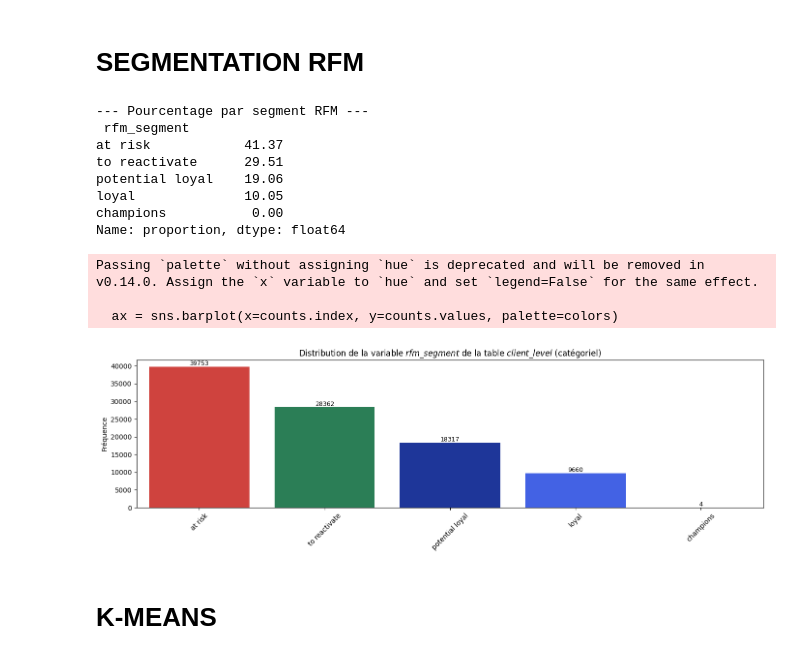
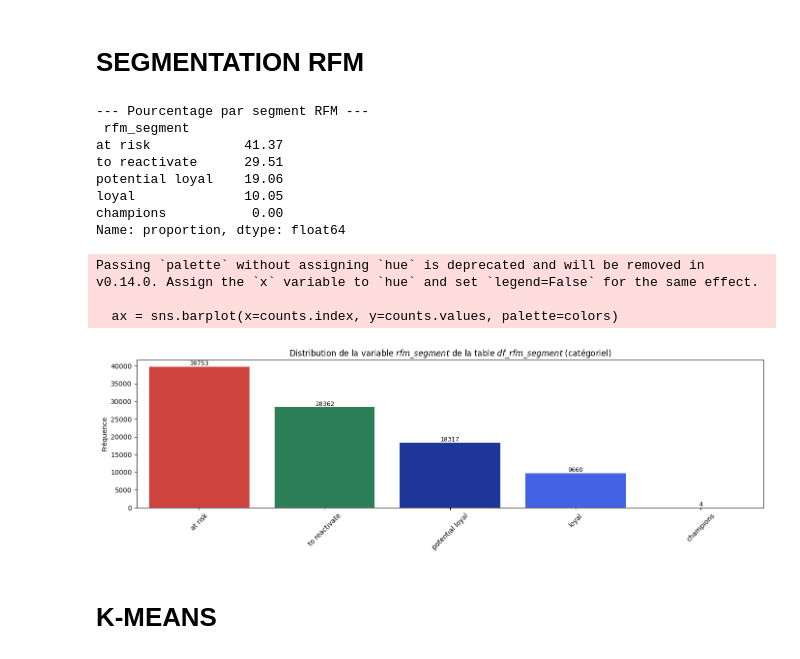
Before and after one commit to tpedCode/P05, a Jupyter notebook: notebooks/Barret_Marjorie_Notebook_P5_2511.ipynb, the cells around one changed output. Saved outputs shown, nothing was run; the diff lists cells and outputs as text; code cells hidden in the pictures.

```diff
--- a/notebooks/Barret_Marjorie_Notebook_P5_2511.ipynb
+++ b/notebooks/Barret_Marjorie_Notebook_P5_2511.ipynb
@@ -813,7 +664,7 @@ payment_mode = (
 
 
 # ============================================================
-# 11. FUSIONS FINALES
+# 11. FUSIONS FINALES + GESTION DES NAN
 # ============================================================
 
 client_level = (
@@ -825,6 +676,37 @@ client_level = (
     .merge(payment_mode, left_on='customer_unique_id', right_on='payment_customer_unique_id', how='left')
 )
 
-client_level = client_level.fillna(0)
+# ------------------------------------------------------------
+# Remplacement des NaN par 0
+# ------------------------------------------------------------
+
+# Pourquoi : les NaN correspondent aux clients sans commandes ou sans paiement
+# Logique : si le client n'a jamais commandé, ou n'a jamais utilisé ce mode de paiement,
+# on met 0 pour que le K-means comprenne "absence de commande / catégorie / paiement".
+
+# Variables liées aux commandes :
+cmd_cols = [
+    'first_order_date', 'last_order_date',       # dates → on peut mettre 0 ou la date minimale si nécessaire
+    'monetary_avg', 'max_order_value', 'min_order_value',
+    'max_products_per_order',
+    'n_unique_categories', 'max_category_pct',
+    'avg_weight', 'avg_volume', 'avg_product_photos',
+    'n_categories_topN'
+]
+
+# Remplacer toutes ces colonnes par 0 si NaN
+client_level[cmd_cols] = client_level[cmd_cols].fillna(0)
+
+# Variables binaires pour les catégories : NaN → 0 (absence de la catégorie)
+cat_cols = [c for c in client_level.columns if c.startswith('cat_')]
+client_level[cat_cols] = client_level[cat_cols].fillna(0)
+
+# Variables liées aux reviews : NaN → 0 (client sans review)
+review_cols = ['n_review_total', 'avg_review_score', 'pct_positive_reviews', 'review_count_per_order']
+client_level[review_cols] = client_level[review_cols].fillna(0)
+
+# Variables de paiement : NaN → 0 (client sans paiement enregistré pour ce type)
+payment_cols = [c for c in client_level.columns if c.startswith('payment_')]
+client_level[payment_cols] = client_level[payment_cols].fillna(0)
 # %%
 # ============================================================
@@ -1090,8 +1096,8 @@ def rfm_segmentation(df, recency_col='recency_days', frequency_col='frequency_or
     df['rfm_segment'] = df.apply(assign_segment, axis=1)
     return df
 # %%
-client_level = rfm_segmentation(
-    client_level,
+df_rfm_segment = rfm_segmentation(
+    client_level_V3,
     recency_col='recency_days',
     frequency_col='frequency_orders',
     monetary_col='monetary_total',
@@ -1102,28 +1108,28 @@ client_level = rfm_segmentation(
 # %%
 color_segment = {
     "loyal": "#2851FF",
     "potential loyal": "#092AAE",
     "champions": "#15C574",
     "to reactivate": "#1D8C56",
     "lost": "#910909",
     "at risk": "#E72C26"
 }
-pct_rfm_segment = client_level['rfm_segment'].value_counts(normalize=True) * 100
+pct_rfm_segment = df_rfm_segment['rfm_segment'].value_counts(normalize=True) * 100
 print("\n--- Pourcentage par segment RFM ---\n", pct_rfm_segment.round(2))
-plot_distributions(client_level, ["rfm_segment"], table_name="client_level", show_values=True, color_dict=color_segment)
+plot_distributions(df_rfm_segment, ["rfm_segment"], table_name="df_rfm_segment", show_values=True, color_dict=color_segment)
 # %% [output]
 --- Pourcentage par segment RFM ---
  rfm_segment
 at risk            41.37
 to reactivate      29.51
 potential loyal    19.06
 loyal              10.05
 champions           0.00
 Name: proportion, dtype: float64
 Passing `palette` without assigning `hue` is deprecated and will be removed in v0.14.0. Assign the `x` variable to `hue` and set `legend=False` for the same effect.
 
   ax = sns.barplot(x=counts.index, y=counts.values, palette=colors)
-[figure, old version]
+[figure, new version]
 # %% [markdown]
 # **K-MEANS**
 # %%
```
Also changed, not shown: parts of 28 cells of this notebook, 1 other file.
